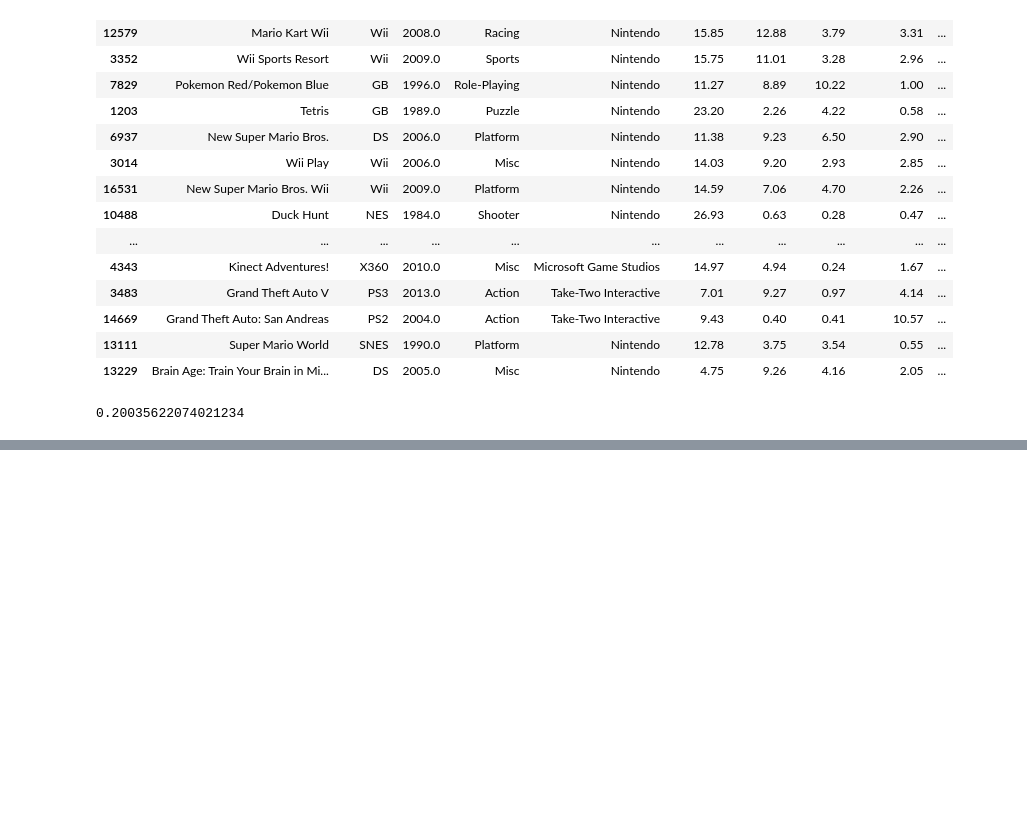
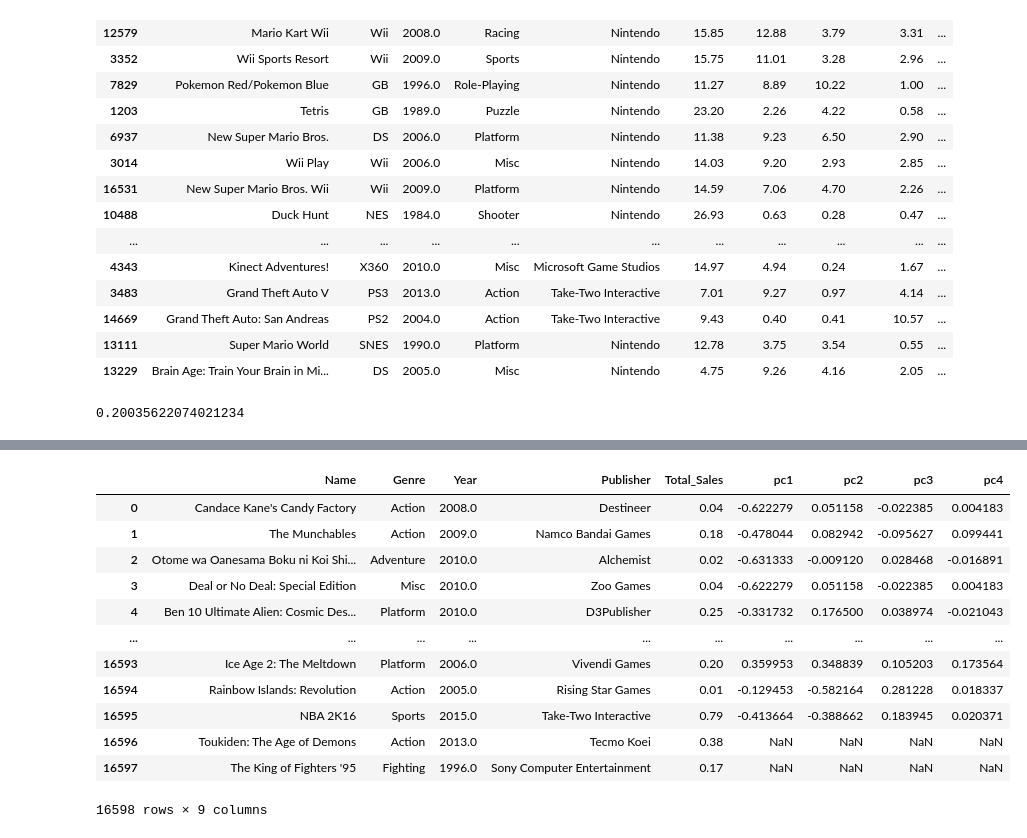
Before and after one commit to choheeee22/ds_Section1_Project, a Jupyter notebook: Section1_Project_GameIndustry.ipynb, the cells around one changed output, grey strips where cells are left out. Cells and saved outputs as stored; diff of their text form; code cells hidden in the pictures; blank space fills up the shorter version.

```diff
--- a/Section1_Project_GameIndustry.ipynb
+++ b/Section1_Project_GameIndustry.ipynb
@@ -438,0 +465,19 @@ df2.sort_values(['Total_Sales'],ascending=True).head(20)
+# %%
+#pca_df만들기 -df_game_pca
+df_game_pca=pd.DataFrame(df_pca,columns=['pc1','pc2','pc3','pc4'])
+df_game_pca=pd.concat([df2[['Name','Genre','Year','Publisher','Total_Sales']],df_game_pca,],axis=1,)
+df_game_pca
+# %% [output]
+|  | Name | Genre | Year | Publisher | Total_Sales | pc1 | pc2 | pc3 | pc4 |
+| 0 | Candace Kane's Candy Factory | Action | 2008.0 | Destineer | 0.04 | -0.622279 | 0.051158 | -0.022385 | 0.004183 |
+| 1 | The Munchables | Action | 2009.0 | Namco Bandai Games | 0.18 | -0.478044 | 0.082942 | -0.095627 | 0.099441 |
+| 2 | Otome wa Oanesama Boku ni Koi Shi... | Adventure | 2010.0 | Alchemist | 0.02 | -0.631333 | -0.009120 | 0.028468 | -0.016891 |
+| 3 | Deal or No Deal: Special Edition | Misc | 2010.0 | Zoo Games | 0.04 | -0.622279 | 0.051158 | -0.022385 | 0.004183 |
+| 4 | Ben 10 Ultimate Alien: Cosmic Des... | Platform | 2010.0 | D3Publisher | 0.25 | -0.331732 | 0.176500 | 0.038974 | -0.021043 |
+| ... | ... | ... | ... | ... | ... | ... | ... | ... | ... |
+| 16593 | Ice Age 2: The Meltdown | Platform | 2006.0 | Vivendi Games | 0.20 | 0.359953 | 0.348839 | 0.105203 | 0.173564 |
+| 16594 | Rainbow Islands: Revolution | Action | 2005.0 | Rising Star Games | 0.01 | -0.129453 | -0.582164 | 0.281228 | 0.018337 |
+| 16595 | NBA 2K16 | Sports | 2015.0 | Take-Two Interactive | 0.79 | -0.413664 | -0.388662 | 0.183945 | 0.020371 |
+| 16596 | Toukiden: The Age of Demons | Action | 2013.0 | Tecmo Koei | 0.38 | NaN | NaN | NaN | NaN |
+| 16597 | The King of Fighters '95 | Fighting | 1996.0 | Sony Computer Entertainment | 0.17 | NaN | NaN | NaN | NaN |
+16598 rows × 9 columns
```
Also changed, not shown: parts of 13 cells of this notebook.
